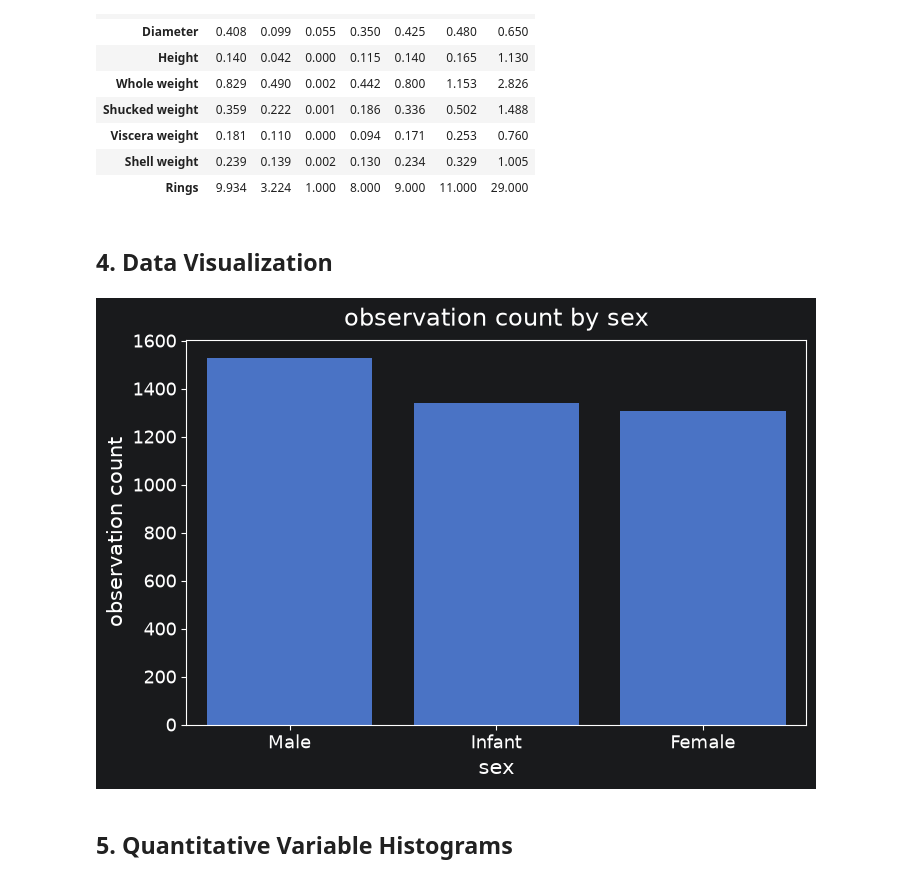
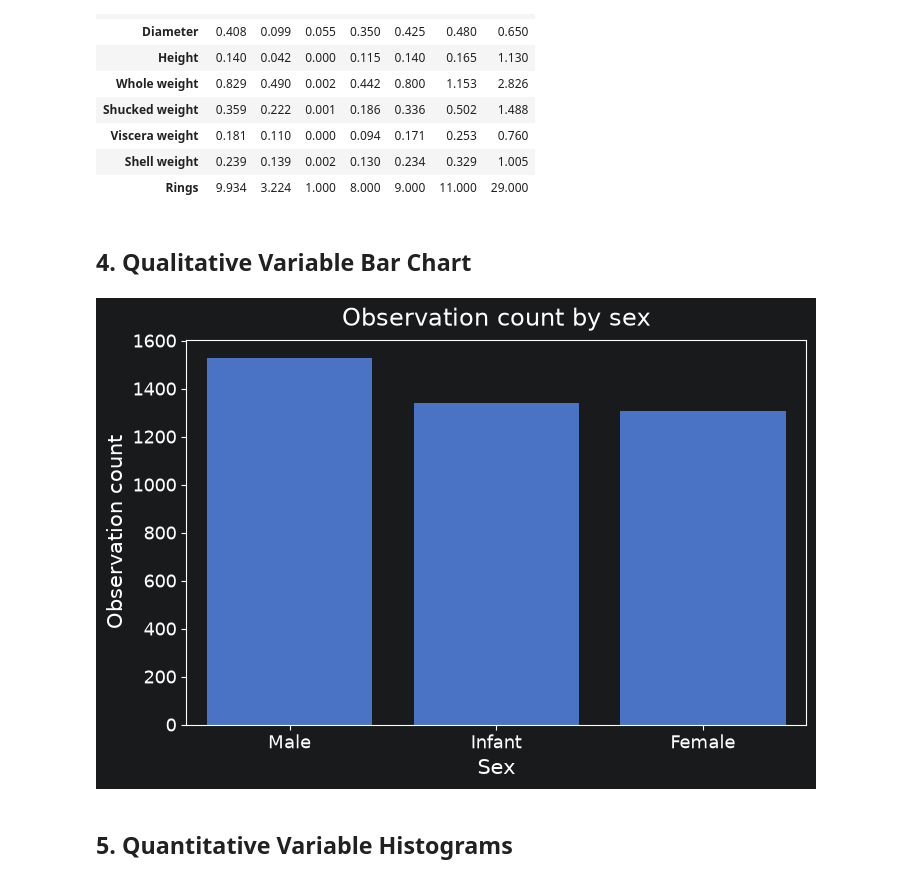
Before and after one commit to JakubRudy/programming-in-python, a Jupyter notebook: Assignment1/zadanie1.ipynb, the cells around one changed output. Cells and saved outputs as stored; diff of their text form; code cells hidden in the pictures.

```diff
--- a/Assignment1/zadanie1.ipynb
+++ b/Assignment1/zadanie1.ipynb
@@ -9,38 +9,33 @@ import matplotlib.pyplot as plt
 import pandas as pd
 import seaborn as sns
 
-# Global font sizes - bigger text on every plot in the notebook
 plt.rcParams.update(
     {
         "font.size": 13,
         "axes.titlesize": 17,
         "axes.titlepad": 10,
         "axes.labelsize": 15,
-        "xtick.labelsize": 13,
-        "ytick.labelsize": 13,
-        "legend.fontsize": 13,
         "figure.titlesize": 20,
     }
 )
 
-col_names = [
-    "sex",
-    "length",
-    "diameter",
-    "height",
-    "whole_weight",
-    "shucked_weight",
-    "viscera_weight",
-    "shell_weight",
-    "rings",
+columns = [
+    "Sex",
+    "Length",
+    "Diameter",
+    "Height",
+    "Whole weight",
+    "Shucked weight",
+    "Viscera weight",
+    "Shell weight",
+    "Rings",
 ]
 
+df = pd.read_csv("data.csv", header=None, names=columns)
+df["Sex"] = df["Sex"].map({"M": "Male", "I": "Infant", "F": "Female"})
 
-df = pd.read_csv("data.csv", header=None, names=col_names)
-
-df["Sex"] = df["sex"].map({"M": "Male", "F": "Female", "I": "Infant"})
-
-df = df.drop(columns=["sex"])
+quant_cols = columns[1:]
+sex_order = ["Male", "Infant", "Female"]
 
 df.sample(5)
 # %% [output]
@@ -113,16 +78,16 @@ summary.round(3)
 | Shell weight | 0.239 | 0.139 | 0.002 | 0.130 | 0.234 | 0.329 | 1.005 |
 | Rings | 9.934 | 3.224 | 1.000 | 8.000 | 9.000 | 11.000 | 29.000 |
 # %% [markdown]
-## 4. Data Visualization
+## 4. Qualitative Variable Bar Chart
 # %%
 plt.figure(figsize=(8, 5))
-sns.countplot(data=df, x="Sex", order=sex_dist)
-plt.title("observation count by sex")
-plt.xlabel("sex")
-plt.ylabel("observation count")
+sns.countplot(data=df, x="Sex", order=sex_order)
+plt.title("Observation count by sex")
+plt.xlabel("Sex")
+plt.ylabel("Observation count")
 plt.show()
 # %% [output]
-[figure, old version]
+[figure, new version]
 # %% [markdown]
 ## 5. Quantitative Variable Histograms
 # %%
```
Also changed, not shown: parts of 13 cells of this notebook.
